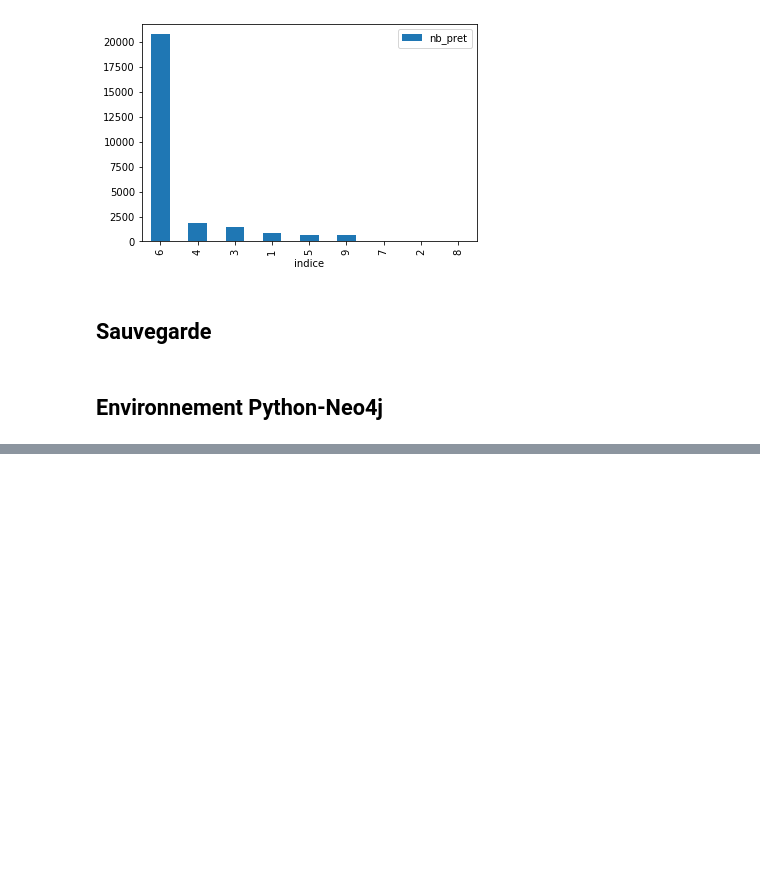
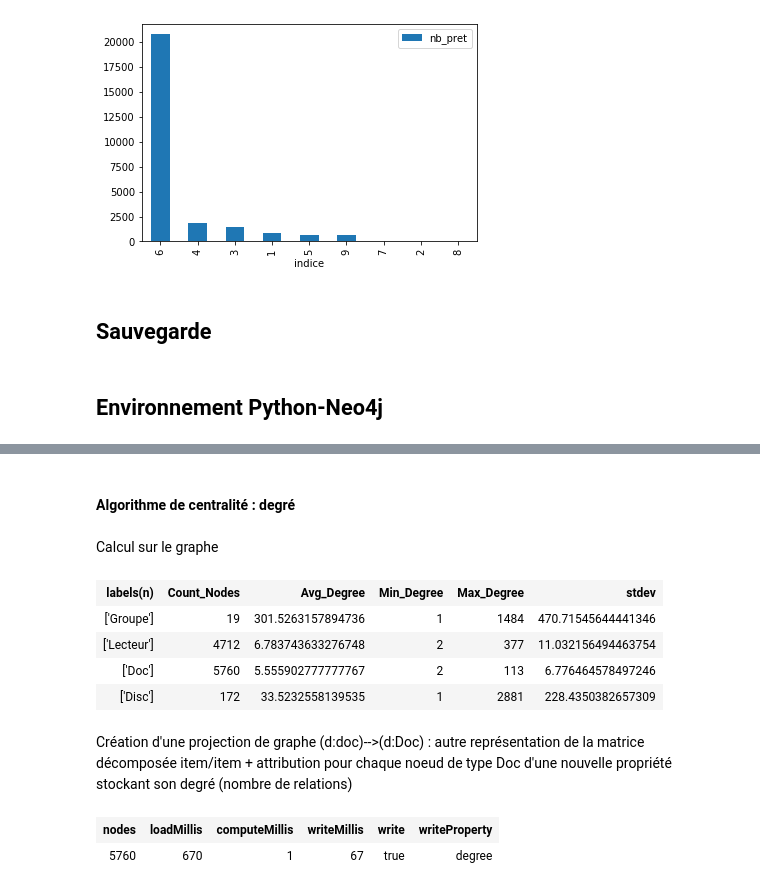
Before and after one commit to azur-scd/poc-recommandations-engine, a Jupyter notebook: SimilarityModel/collaboraticeFiltering-data.ipynb, the cells around one changed output, grey strips where cells are left out. Drawn from its saved outputs; the diff is of its cells as text; code cells hidden in the pictures; blank space fills up the shorter version.

```diff
--- a/SimilarityModel/collaboraticeFiltering-data.ipynb
+++ b/SimilarityModel/collaboraticeFiltering-data.ipynb
@@ -256,0 +333,3 @@ graph = Graph("bolt://localhost:7687", auth=("neo4j", "Superadmin"))
+# %%
+##repérage des notices avec des exemplaires ayant des cotes différentes
+graph.run("MATCH (d:Doc)-[:HAS_DISC]->(disc:Disc) WITH d,count(disc) as rels, collect(disc) as indices WHERE rels > 1 RETURN d.num,d.titre,indices, rels").to_table()
@@ -256,0 +344,25 @@ graph = Graph("bolt://localhost:7687", auth=("neo4j", "Superadmin"))
+# %% [markdown]
+#### Algorithme de centralité : degré
+# %% [markdown]
+Calcul sur le graphe
+# %%
+graph.run("MATCH (n) RETURN DISTINCT labels(n), count(*) AS Count_Nodes, avg(size( (n)-[]-() ) ) as Avg_Degree, min(size( (n)-[]-() ) ) as Min_Degree, max(size( (n)-[]-() ) ) as Max_Degree, stdev(size( (n)-[]-() )) as stdev").to_table()
+# %% [output]
+| labels(n) | Count_Nodes | Avg_Degree | Min_Degree | Max_Degree | stdev |
+| ['Groupe'] | 19 | 301.5263157894736 | 1 | 1484 | 470.71545644441346 |
+| ['Lecteur'] | 4712 | 6.783743633276748 | 2 | 377 | 11.032156494463754 |
+| ['Doc'] | 5760 | 5.555902777777767 | 2 | 113 | 6.776464578497246 |
+| ['Disc'] | 172 | 33.5232558139535 | 1 | 2881 | 228.4350382657309 |
+# %% [markdown]
+Création d'une projection de graphe (d:doc)-->(d:Doc) : autre représentation de la matrice décomposée item/item + attribution pour chaque noeud de type Doc d'une nouvelle propriété stockant son degré (nombre de relations)
+# %%
+query = """
+CALL algo.degree(
+  'MATCH (d:Doc) RETURN id(d) as id',
+  'MATCH (d1:Doc)<-[:HAS_LOAN]-(l:Lecteur)-[:HAS_LOAN]->(d2:Doc) WHERE id(d1) > id(d2) RETURN id(d1) as source, id(d2) as target',
+  {graph:'cypher',writeProperty: 'degree'})
+"""
+graph.run(query).to_table()
+# %% [output]
+| nodes | loadMillis | computeMillis | writeMillis | write | writeProperty |
+| 5760 | 670 | 1 | 67 | true | degree |
```
Also changed, not shown: parts of 21 cells of this notebook.
